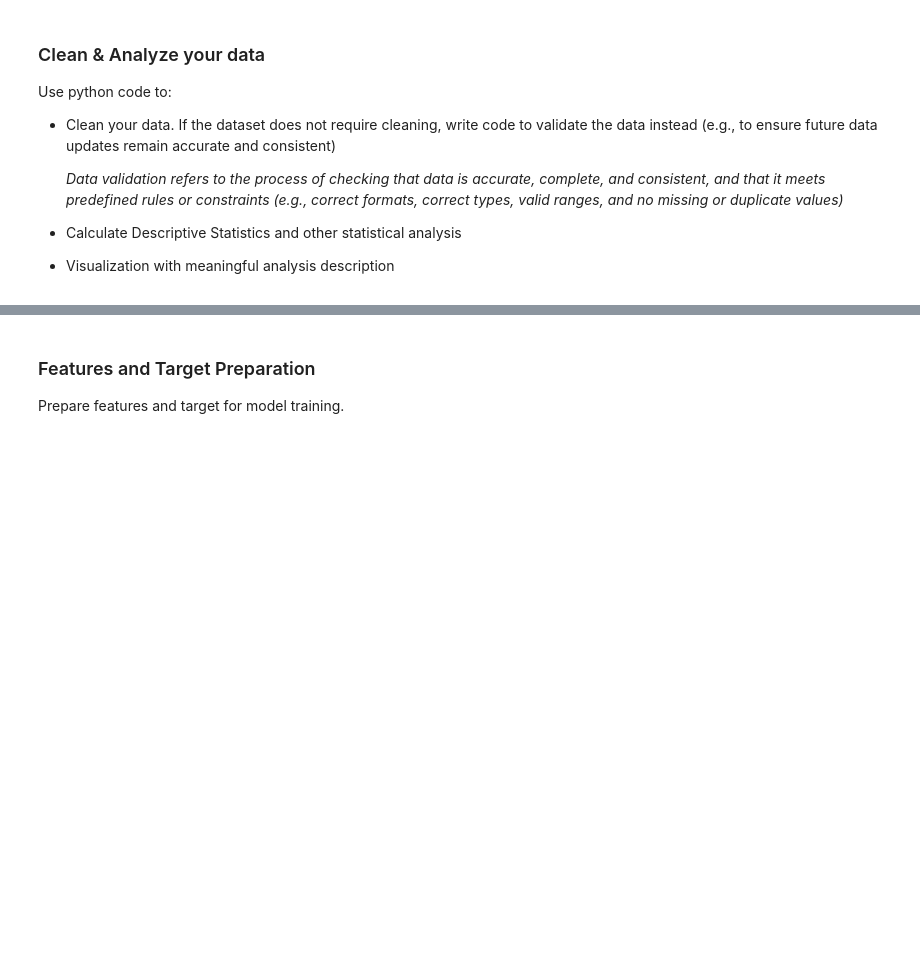
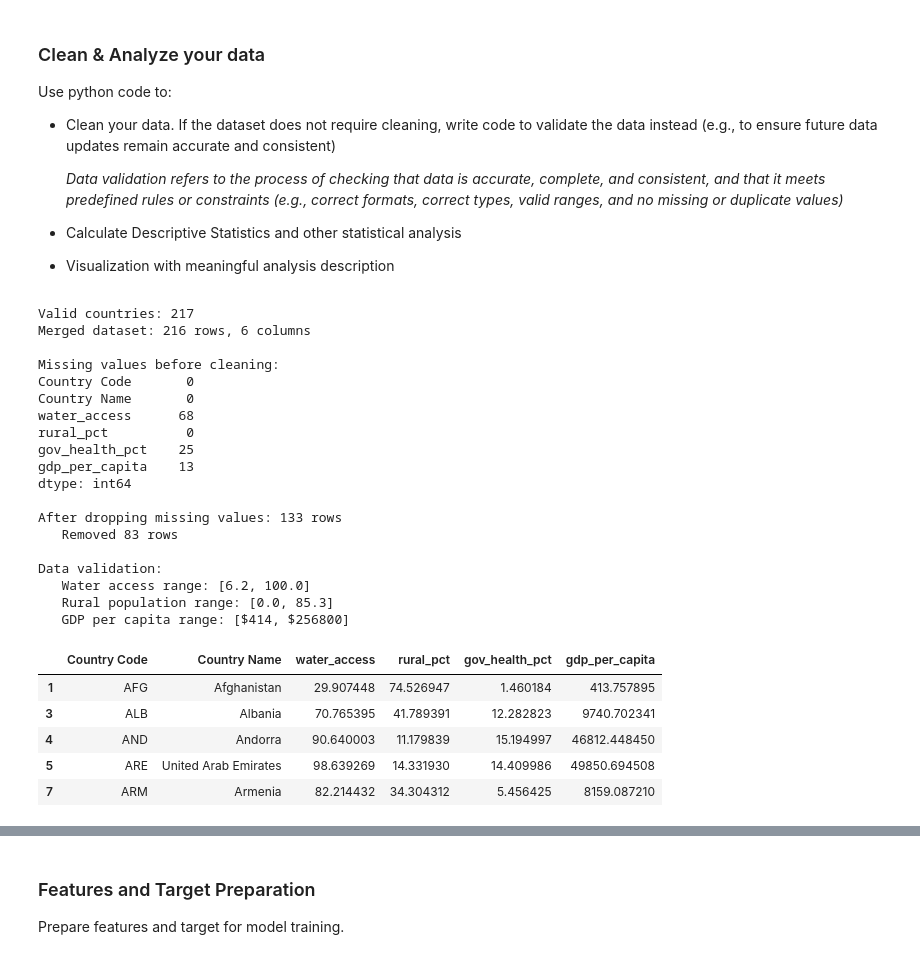
Before and after one commit to Jackkka520/DTP-DDW, a Jupyter notebook: Project_Report.ipynb, the cells around one changed output, grey strips where cells are left out. Saved outputs shown, nothing was run; the diff lists cells and outputs as text; code cells hidden in the pictures; blank space fills up the shorter version.

```diff
--- a/Project_Report.ipynb
+++ b/Project_Report.ipynb
@@ -118,0 +113,74 @@ Use python code to:
+# %%
+# data cleaning
+
+# Load country metadata to filter out non-country aggregates
+country_meta = pd.read_csv(
+    'data/API_SH.H2O.SMDW.ZS_DS2_en_csv_v2_120/Metadata_Country_API_SH.H2O.SMDW.ZS_DS2_en_csv_v2_120.csv'
+)
+
+# Keep only real countries (Region is not null)
+valid_countries = country_meta[country_meta['Region'].notna()]['Country Code'].tolist()
+print(f"Valid countries: {len(valid_countries)}")
+
+# Helper function: filter + extract year
+def prep_data(df, year='2023'):
+    filtered = df[df['Country Code'].isin(valid_countries)]
+    return filtered[['Country Code', 'Country Name', year]]
+
+# Extract 2023 data for all 4 indicators
+water_23 = prep_data(water).rename(columns={'2023': 'water_access'})
+rural_23 = prep_data(rural).rename(columns={'2023': 'rural_pct'})
+health_23 = prep_data(health).rename(columns={'2023': 'gov_health_pct'})
+gdp_23 = prep_data(gdp).rename(columns={'2023': 'gdp_per_capita'})
+
+# Merge all 4 datasets
+df = water_23.merge(rural_23, on=['Country Code', 'Country Name'])
+df = df.merge(health_23, on=['Country Code', 'Country Name'])
+df = df.merge(gdp_23, on=['Country Code', 'Country Name'])
+
+print(f"Merged dataset: {df.shape[0]} rows, {df.shape[1]} columns")
+
+# Check and handle missing values
+print("\nMissing values before cleaning:")
+print(df.isnull().sum())
+
+# Drop rows with missing values
+df_clean = df.dropna()
+
+print(f"\nAfter dropping missing values: {df_clean.shape[0]} rows")
+print(f"   Removed {df.shape[0] - df_clean.shape[0]} rows")
+
+# Data validation: check for reasonable ranges
+print("\nData validation:")
+print(f"   Water access range: [{df_clean['water_access'].min():.1f}, {df_clean['water_access'].max():.1f}]")
+print(f"   Rural population range: [{df_clean['rural_pct'].min():.1f}, {df_clean['rural_pct'].max():.1f}]")
+print(f"   GDP per capita range: [${df_clean['gdp_per_capita'].min():.0f}, ${df_clean['gdp_per_capita'].max():.0f}]")
+
+# Preview cleaned data
+df_clean.head()
+# %% [output]
+Valid countries: 217
+Merged dataset: 216 rows, 6 columns
+
+Missing values before cleaning:
+Country Code       0
+Country Name       0
+water_access      68
+rural_pct          0
+gov_health_pct    25
+gdp_per_capita    13
+dtype: int64
+
+After dropping missing values: 133 rows
+   Removed 83 rows
+
+Data validation:
+   Water access range: [6.2, 100.0]
+   Rural population range: [0.0, 85.3]
+   GDP per capita range: [$414, $256800]
+|  | Country Code | Country Name | water_access | rural_pct | gov_health_pct | gdp_per_capita |
+| 1 | AFG | Afghanistan | 29.907448 | 74.526947 | 1.460184 | 413.757895 |
+| 3 | ALB | Albania | 70.765395 | 41.789391 | 12.282823 | 9740.702341 |
+| 4 | AND | Andorra | 90.640003 | 11.179839 | 15.194997 | 46812.448450 |
+| 5 | ARE | United Arab Emirates | 98.639269 | 14.331930 | 14.409986 | 49850.694508 |
+| 7 | ARM | Armenia | 82.214432 | 34.304312 | 5.456425 | 8159.087210 |
```
Also changed, not shown: parts of 13 cells of this notebook.
